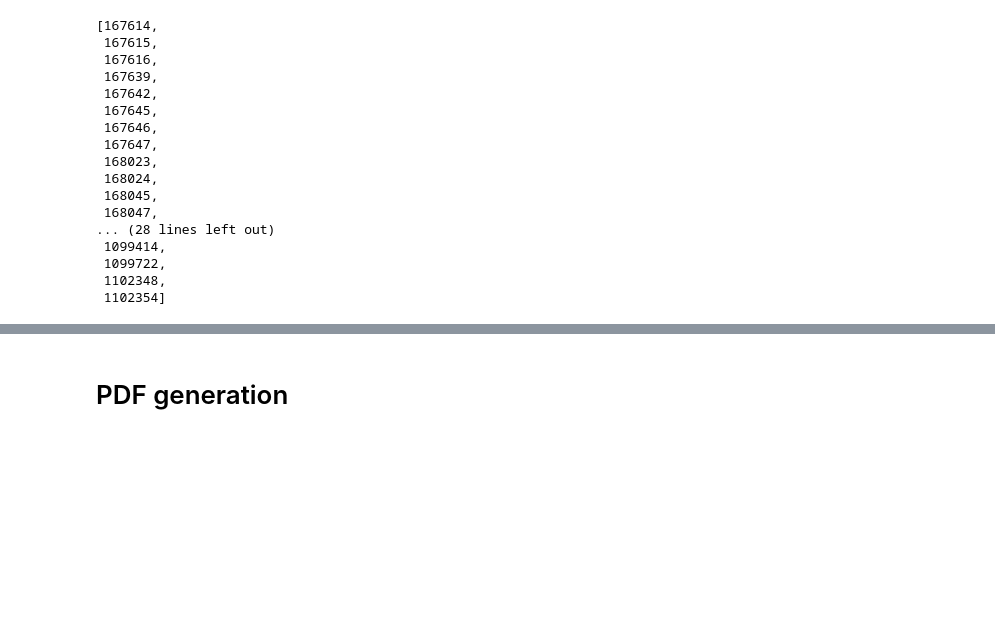
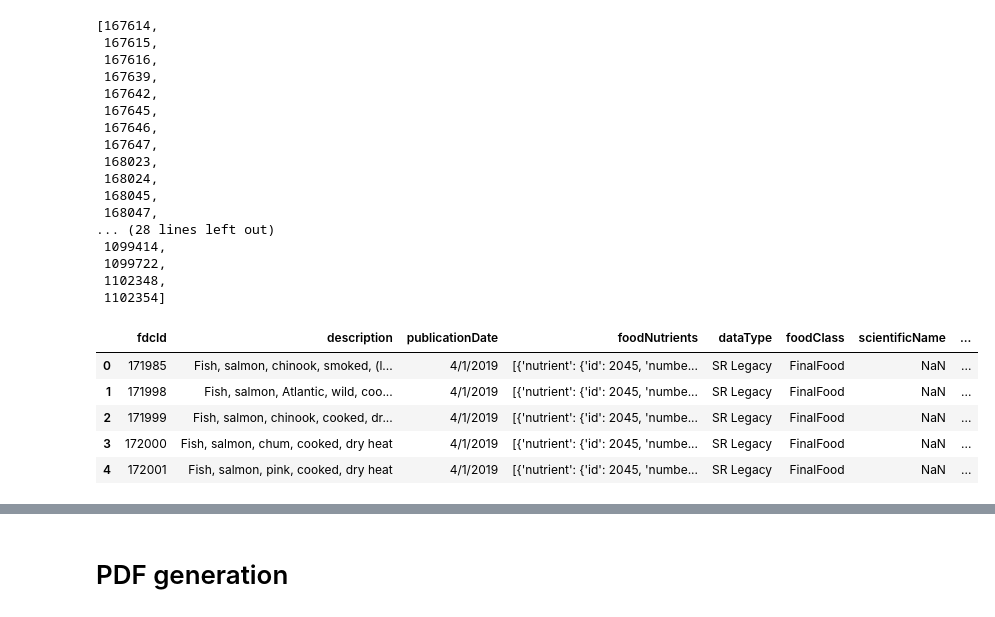
Before and after one commit to nickessner/Diet-copilot, a Jupyter notebook: fdcAPI.ipynb, the cells around one changed output, grey strips where cells are left out. Saved outputs shown, nothing was run; the diff lists cells and outputs as text; code cells hidden in the pictures; blank space fills up the shorter version.

```diff
--- a/fdcAPI.ipynb
+++ b/fdcAPI.ipynb
@@ -82,4 +71,26 @@ salmonLst
 # json.loads(requests.get(f'https://api.nal.usda.gov/fdc/v1/foods?&fdcIds=167614,167615&api_key=IDmcqSbD991dUudZIXjztGVAAKnMwhvABtxzlvOQ').content)
 # %%
 salmonLst = str(salmonLst).replace('[','').replace(']','')
+# %%
+apiKey = 'IDmcqSbD991dUudZIXjztGVAAKnMwhvABtxzlvOQ'
+# salmon = json.loads(requests.get(f'https://api.nal.usda.gov/fdc/v1/foods?&fdcIds=167614,167615&api_key=IDmcqSbD991dUudZIXjztGVAAKnMwhvABtxzlvOQ').content)
+salmon = json.loads(requests.get(f'https://api.nal.usda.gov/fdc/v1/foods?&fdcIds={salmonLst}&api_key={apiKey}').content)
+
+#survey food
+# salmon = json.loads(requests.get(f'https://api.nal.usda.gov/fdc/v1/foods?&fdcIds=1098960&api_key=IDmcqSbD991dUudZIXjztGVAAKnMwhvABtxzlvOQ').content)
+
+df = pd.DataFrame(salmon)
+df = df.dropna(subset=['foodPortions'])
+# df = df[df['inputFoods'].map(lambda d: len(d)) > 0]
+df = df.reset_index()
+df = df.drop('index',axis=1)
+# df = pd.DataFrame(df.iloc[23:24])
+df.head()
+# %% [output]
+|  | fdcId | description | publicationDate | foodNutrients | dataType | foodClass | scientificName | ... |
+| 0 | 171985 | Fish, salmon, chinook, smoked, (l... | 4/1/2019 | [{'nutrient': {'id': 2045, 'numbe... | SR Legacy | FinalFood | NaN | ... |
+| 1 | 171998 | Fish, salmon, Atlantic, wild, coo... | 4/1/2019 | [{'nutrient': {'id': 2045, 'numbe... | SR Legacy | FinalFood | NaN | ... |
+| 2 | 171999 | Fish, salmon, chinook, cooked, dr... | 4/1/2019 | [{'nutrient': {'id': 2045, 'numbe... | SR Legacy | FinalFood | NaN | ... |
+| 3 | 172000 | Fish, salmon, chum, cooked, dry heat | 4/1/2019 | [{'nutrient': {'id': 2045, 'numbe... | SR Legacy | FinalFood | NaN | ... |
+| 4 | 172001 | Fish, salmon, pink, cooked, dry heat | 4/1/2019 | [{'nutrient': {'id': 2045, 'numbe... | SR Legacy | FinalFood | NaN | ... |
 # %%
```
Also changed, not shown: parts of 7 cells of this notebook, 35 other files.
